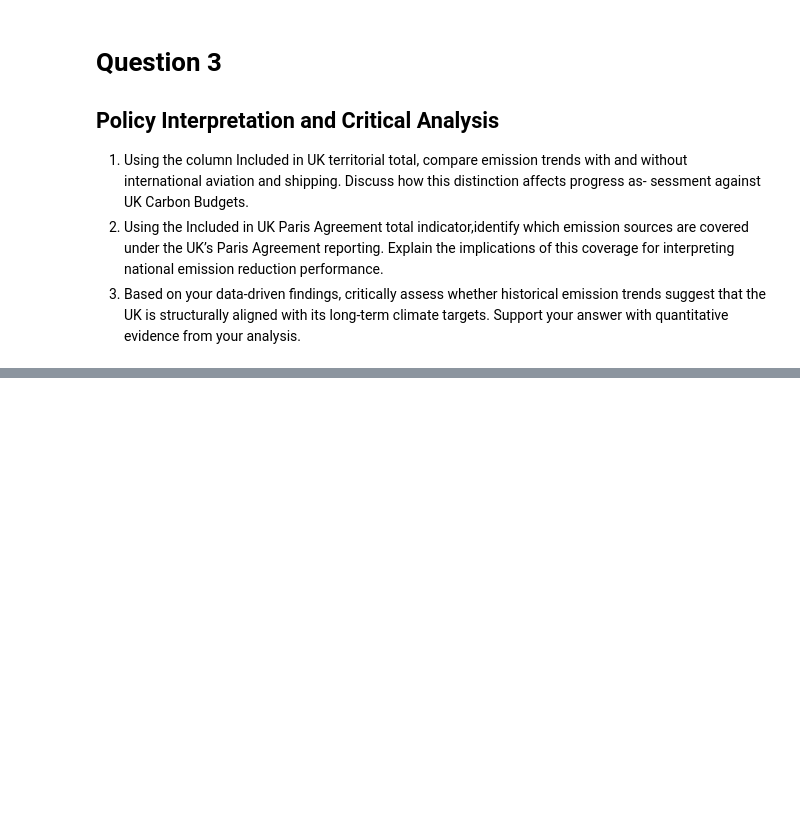
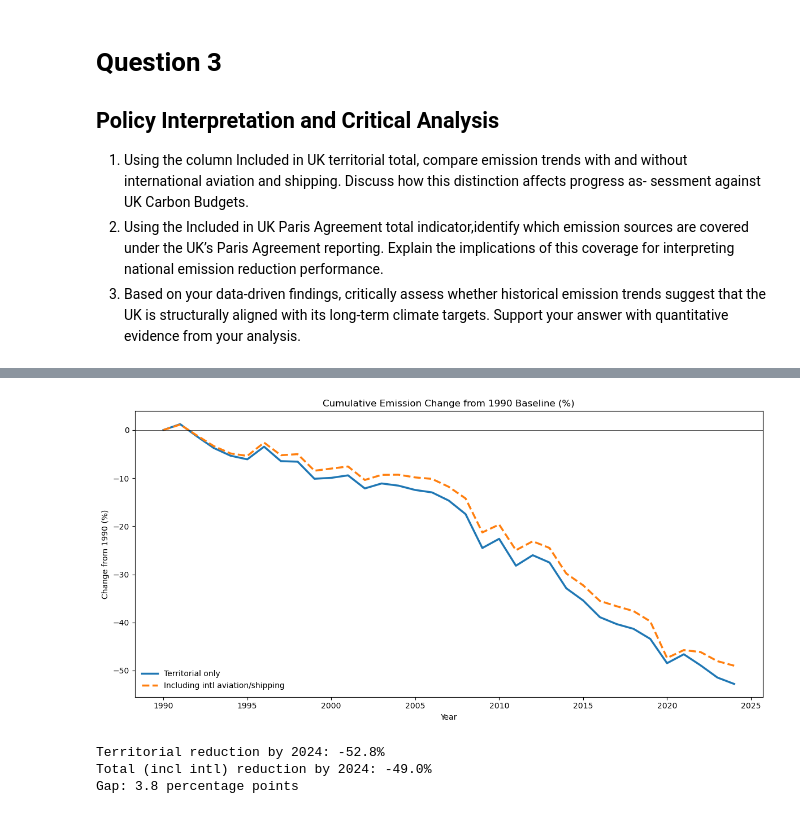
Before and after one commit to PontusNeumann/CBS-Spring26, a Jupyter notebook: alex_ml_ma1.ipynb, the cells around one changed output, grey strips where cells are left out. Saved outputs shown, nothing was run; the diff lists cells and outputs as text; code cells hidden in the pictures; blank space fills up the shorter version.

```diff
--- a/alex_ml_ma1.ipynb
+++ b/alex_ml_ma1.ipynb
@@ -658,0 +692,24 @@ quantitative evidence from your analysis.
+# %%
+# --- Percentage change from 1990 baseline for both ---
+terr_pct = (terr_by_year / terr_by_year.iloc[0] - 1) * 100
+all_pct = (all_by_year / all_by_year.iloc[0] - 1) * 100
+
+fig, ax = plt.subplots(figsize=(12, 6))
+ax.plot(terr_pct.index, terr_pct.values, linewidth=2.5, label="Territorial only")
+ax.plot(all_pct.index, all_pct.values, linewidth=2.5, label="Including intl aviation/shipping", linestyle="--")
+ax.axhline(y=0, color="black", linewidth=0.5)
+ax.set_title("Cumulative Emission Change from 1990 Baseline (%)")
+ax.set_xlabel("Year")
+ax.set_ylabel("Change from 1990 (%)")
+ax.legend(frameon=False)
+plt.tight_layout()
+plt.show()
+
+print(f"Territorial reduction by 2024: {terr_pct.iloc[-1]:.1f}%")
+print(f"Total (incl intl) reduction by 2024: {all_pct.iloc[-1]:.1f}%")
+print(f"Gap: {abs(terr_pct.iloc[-1]) - abs(all_pct.iloc[-1]):.1f} percentage points")
+# %% [output]
+[figure, added]
+Territorial reduction by 2024: -52.8%
+Total (incl intl) reduction by 2024: -49.0%
+Gap: 3.8 percentage points
```
Also changed, not shown: parts of 12 cells of this notebook.
